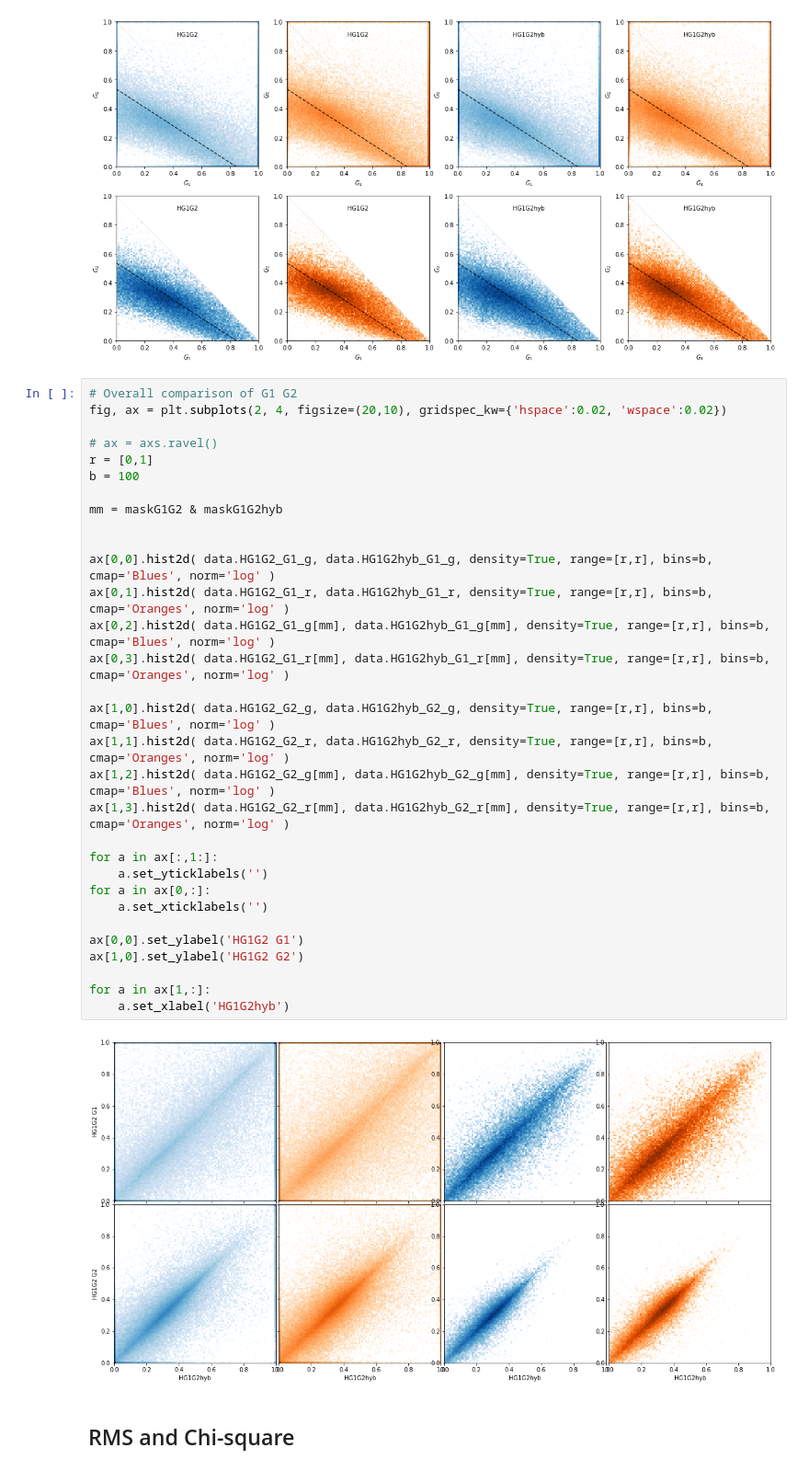
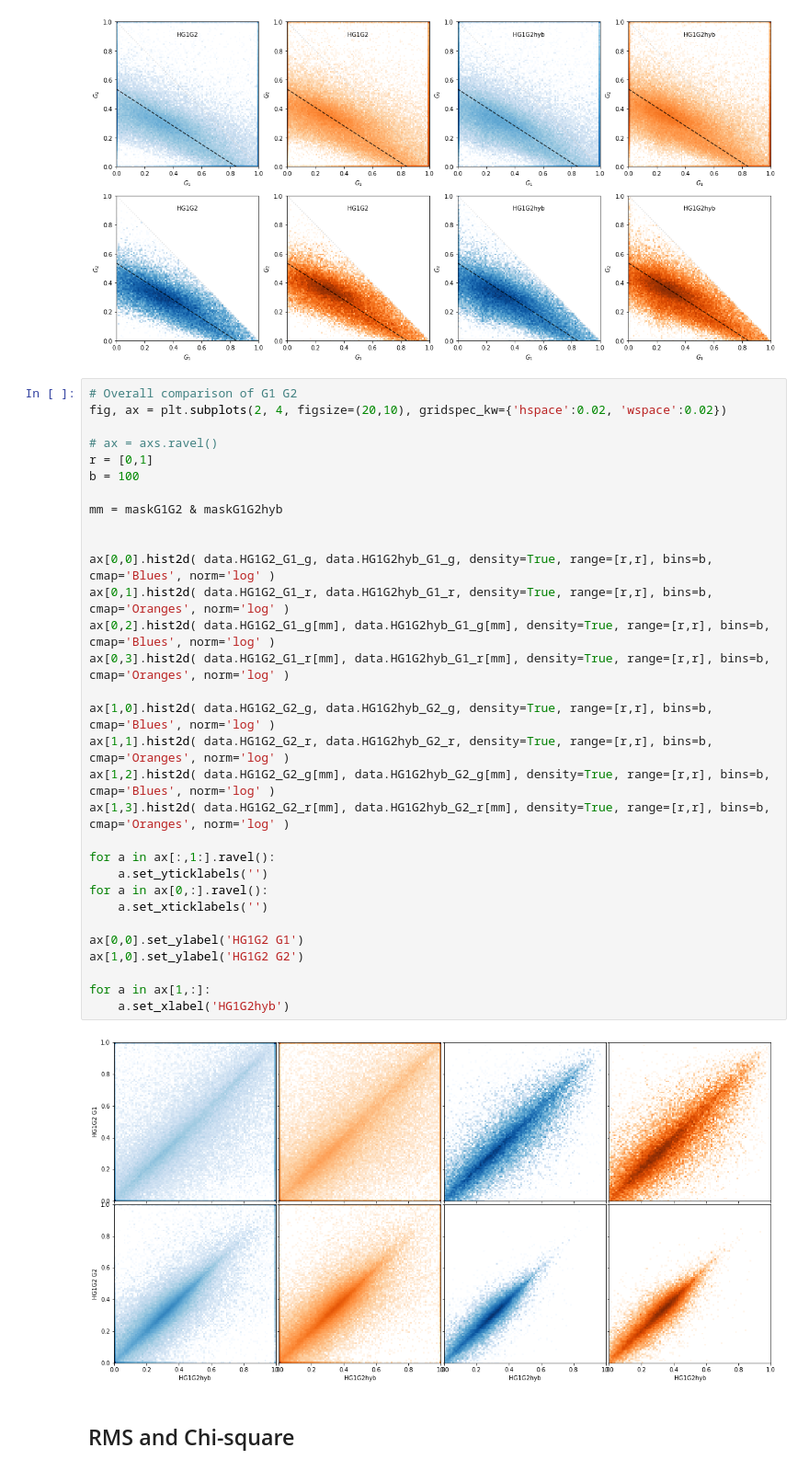
Before and after one commit to astrolabsoftware/fink-tutorials, a Jupyter notebook: sso/spins/2_compare_models.ipynb, the cells around one changed output. Shown at 92% size. Cells and saved outputs as stored; diff of their text form.

```diff
--- a/sso/spins/2_compare_models.ipynb
+++ b/sso/spins/2_compare_models.ipynb
@@ -873,36 +873,36 @@ for a in ax[:,2:].ravel():
 # %%
 # Overall comparison of G1 G2
 fig, ax = plt.subplots(2, 4, figsize=(20,10), gridspec_kw={'hspace':0.02, 'wspace':0.02})
 
 # ax = axs.ravel()
 r = [0,1]
 b = 100
 
 mm = maskG1G2 & maskG1G2hyb
 
 
 ax[0,0].hist2d( data.HG1G2_G1_g, data.HG1G2hyb_G1_g, density=True, range=[r,r], bins=b, cmap='Blues', norm='log' )
 ax[0,1].hist2d( data.HG1G2_G1_r, data.HG1G2hyb_G1_r, density=True, range=[r,r], bins=b, cmap='Oranges', norm='log' )
 ax[0,2].hist2d( data.HG1G2_G1_g[mm], data.HG1G2hyb_G1_g[mm], density=True, range=[r,r], bins=b, cmap='Blues', norm='log' )
 ax[0,3].hist2d( data.HG1G2_G1_r[mm], data.HG1G2hyb_G1_r[mm], density=True, range=[r,r], bins=b, cmap='Oranges', norm='log' )
 
 ax[1,0].hist2d( data.HG1G2_G2_g, data.HG1G2hyb_G2_g, density=True, range=[r,r], bins=b, cmap='Blues', norm='log' )
 ax[1,1].hist2d( data.HG1G2_G2_r, data.HG1G2hyb_G2_r, density=True, range=[r,r], bins=b, cmap='Oranges', norm='log' )
 ax[1,2].hist2d( data.HG1G2_G2_g[mm], data.HG1G2hyb_G2_g[mm], density=True, range=[r,r], bins=b, cmap='Blues', norm='log' )
 ax[1,3].hist2d( data.HG1G2_G2_r[mm], data.HG1G2hyb_G2_r[mm], density=True, range=[r,r], bins=b, cmap='Oranges', norm='log' )
 
-for a in ax[:,1:]:
+for a in ax[:,1:].ravel():
     a.set_yticklabels('')
-for a in ax[0,:]:
+for a in ax[0,:].ravel():
     a.set_xticklabels('')
 
 ax[0,0].set_ylabel('HG1G2 G1')
 ax[1,0].set_ylabel('HG1G2 G2')
 
 for a in ax[1,:]:
     a.set_xlabel('HG1G2hyb')
 # %% [output]
-[figure, old version]
+[figure, new version]
 # %% [markdown]
 ## RMS and Chi-square
 # %%
```
Also changed, not shown: parts of 2 cells of this notebook, 1 other file.
